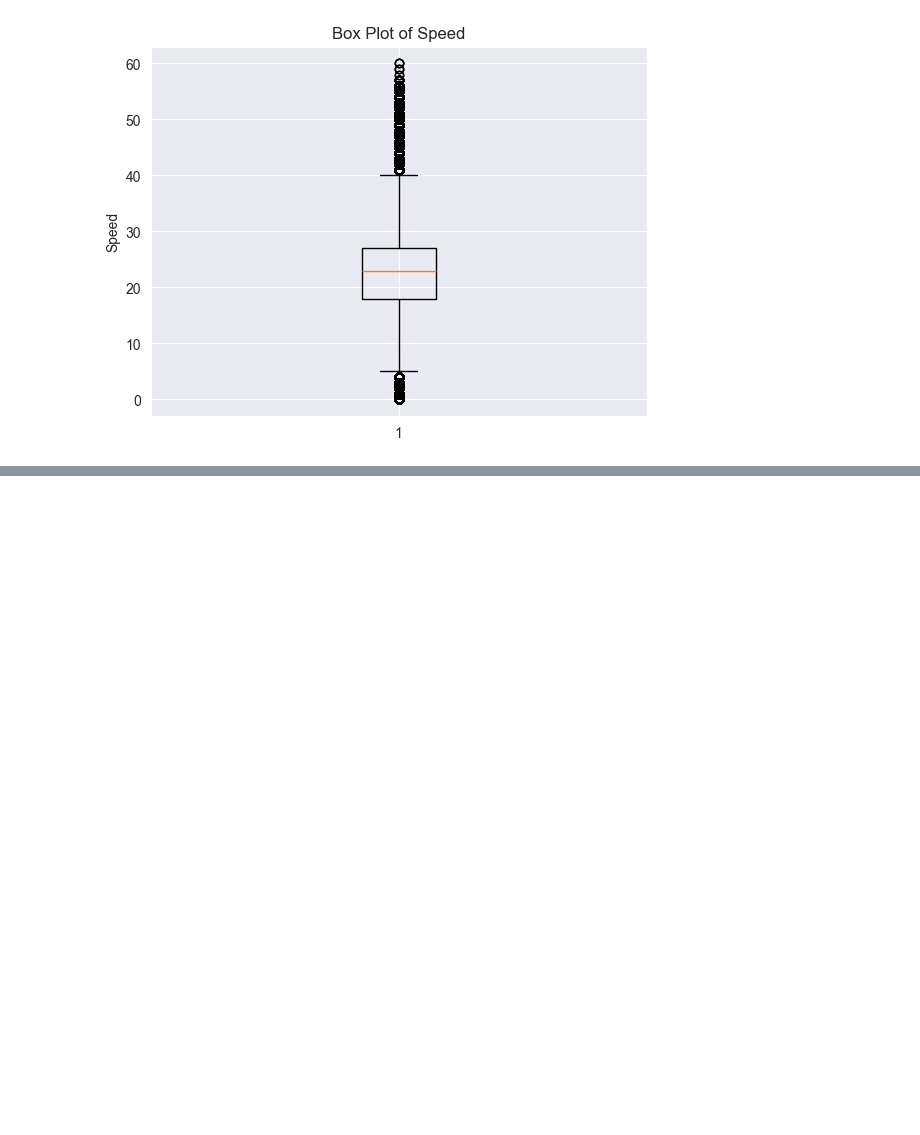
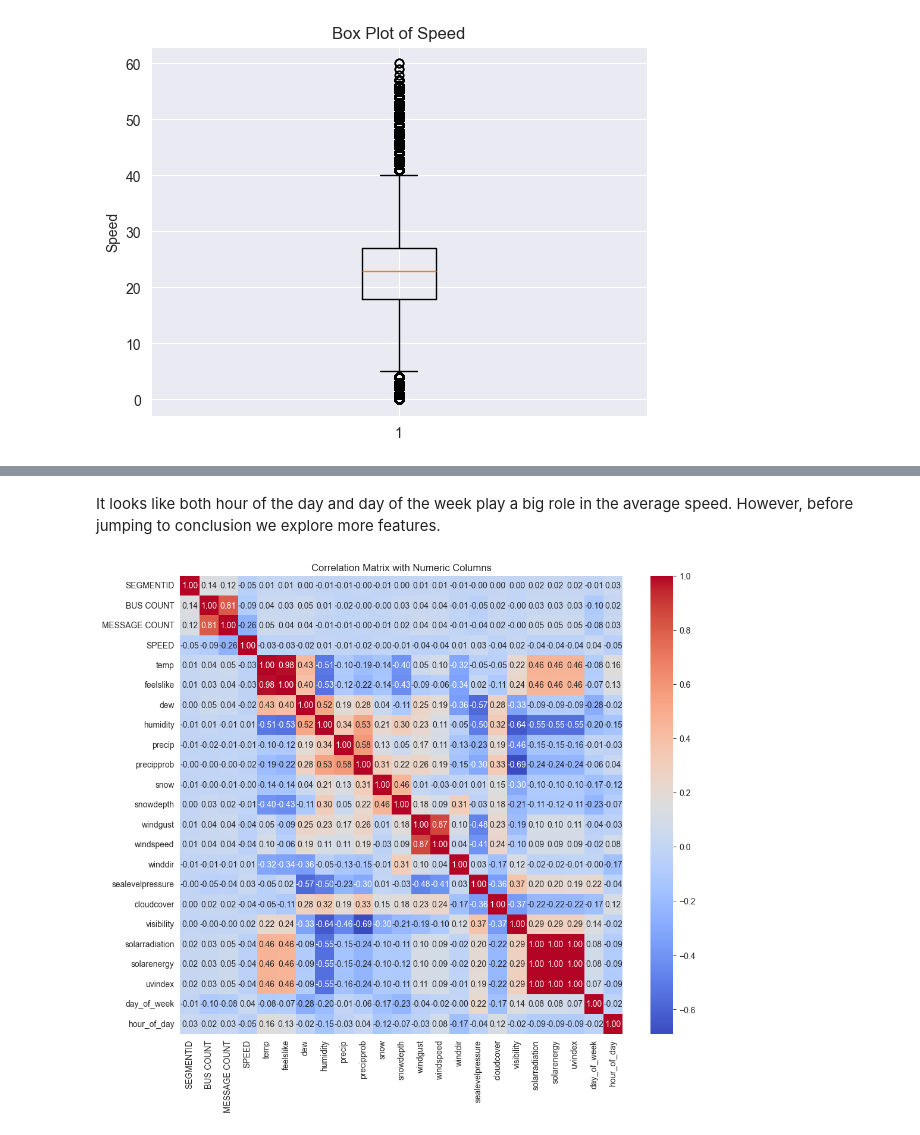
Before and after one commit to jacobhthomas/MATH569, a Jupyter notebook: PCA.ipynb, the cells around one changed output, grey strips where cells are left out. Drawn from its saved outputs; the diff is of its cells as text; code cells hidden in the pictures; blank space fills up the shorter version.

```diff
--- a/PCA.ipynb
+++ b/PCA.ipynb
@@ -176,0 +181,18 @@ plt.show()
+# %% [markdown]
+It looks like both hour of the day and day of the week play a big role in the average speed. However, before jumping to conclusion we explore more features.
+# %%
+import seaborn as sns
+import matplotlib.pyplot as plt
+import numpy as np
+
+# Select only numeric columns for correlation (includes the newly created time-based numeric features)
+numeric_df = local_traffic_merged.select_dtypes(include=[np.number])
+
+corr_matrix = numeric_df.corr()
+
+plt.figure(figsize=(12, 10))
+sns.heatmap(corr_matrix, annot=True, cmap='coolwarm', fmt=".2f")
+plt.title('Correlation Matrix with Numeric Columns')
+plt.show()
+# %% [output]
+[figure, added]
```
Also changed, not shown: parts of 6 cells of this notebook.
